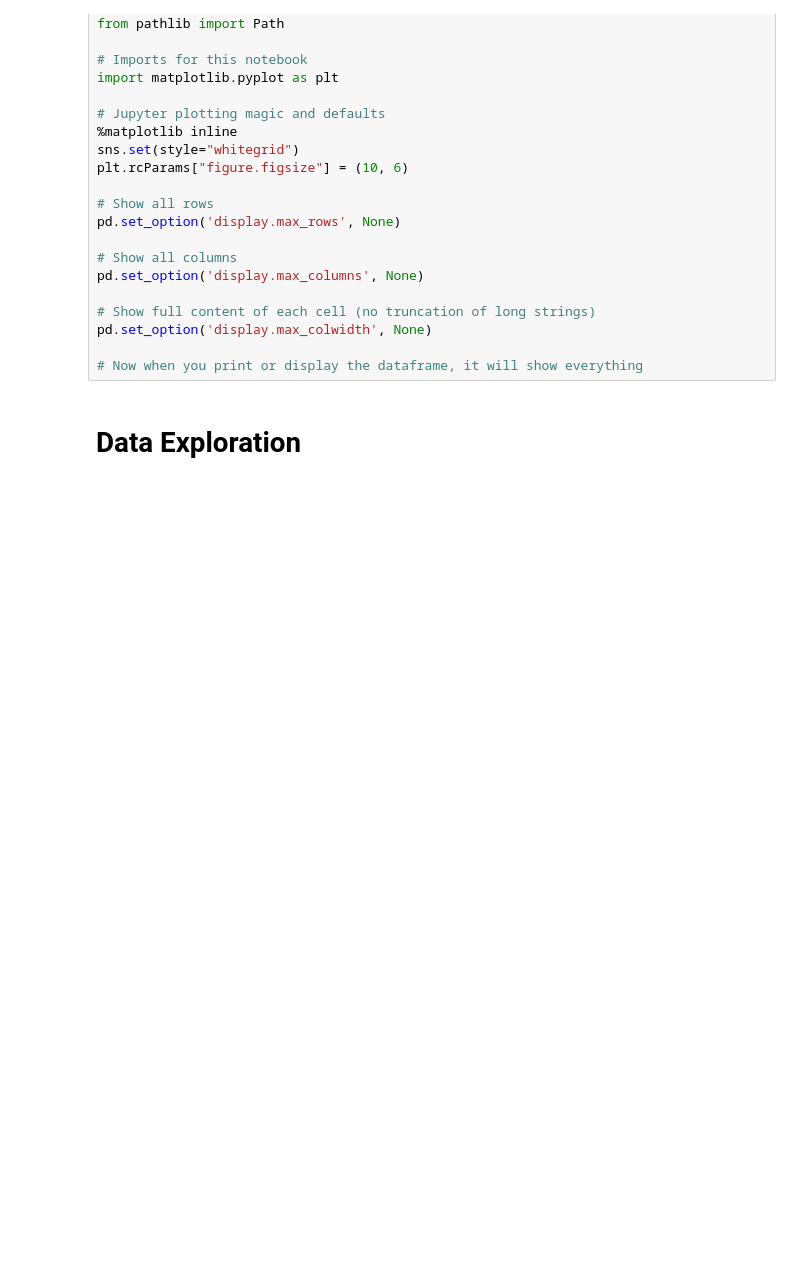
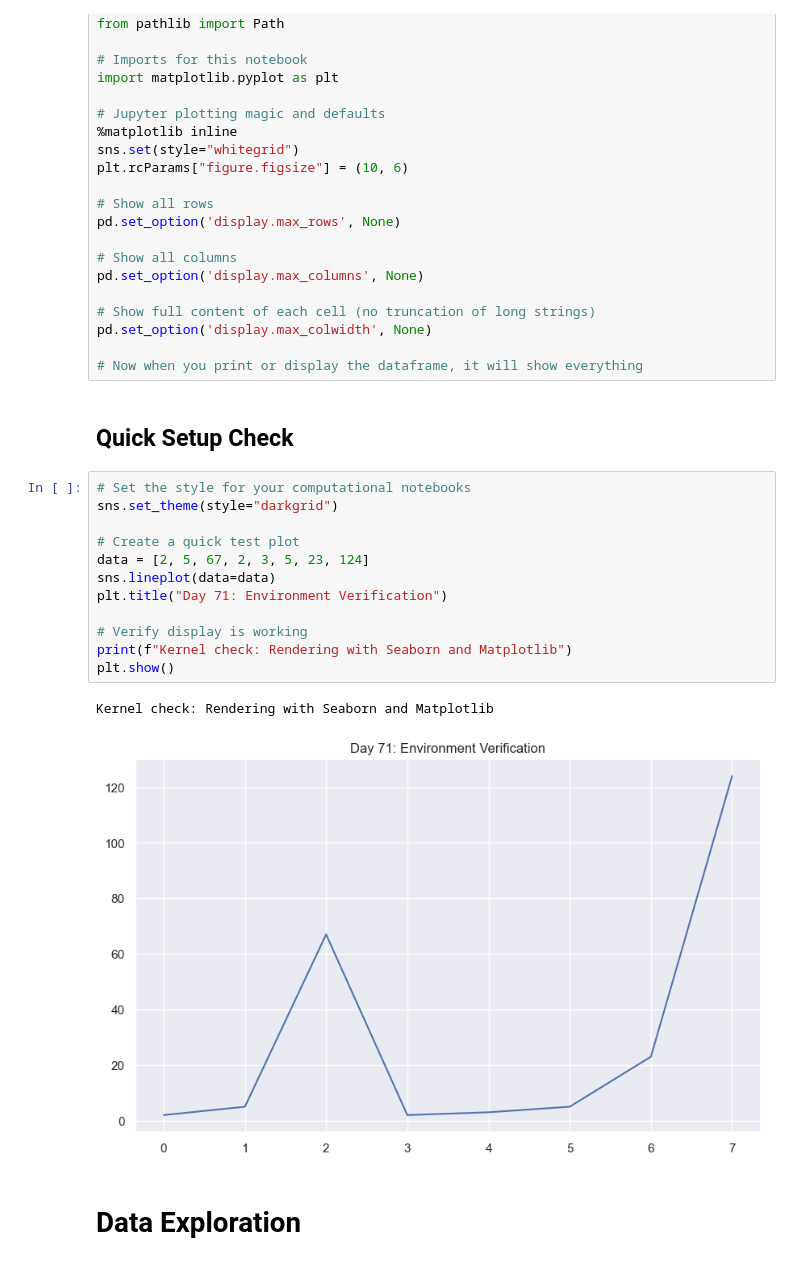
Before and after one commit to rudil24/pythonCourse, a Jupyter notebook: solutions/day074/Lego_Analysis_RL.ipynb, the cells around one changed output. Cells and saved outputs as stored; diff of their text form; blank space fills up the shorter version.

Commit message:
Day 74 Lego Dataset with computational notebook

```diff
--- a/solutions/day074/Lego_Analysis_RL.ipynb
+++ b/solutions/day074/Lego_Analysis_RL.ipynb
@@ -46,6 +46,23 @@ pd.set_option('display.max_columns', None)
 pd.set_option('display.max_colwidth', None)
 
 # Now when you print or display the dataframe, it will show everything
+# %% [markdown]
+## Quick Setup Check
+# %%
+# Set the style for your computational notebooks
+sns.set_theme(style="darkgrid")
+
+# Create a quick test plot
+data = [2, 5, 67, 2, 3, 5, 23, 124]
+sns.lineplot(data=data)
+plt.title("Day 71: Environment Verification")
+
+# Verify display is working
+print(f"Kernel check: Rendering with Seaborn and Matplotlib")
+plt.show()
+# %% [output]
+Kernel check: Rendering with Seaborn and Matplotlib
+[figure, added]
 # %% [markdown]
 # Data Exploration
 # %% [markdown]
```
Also changed, not shown: parts of 9 cells of this notebook, 2 other files.
